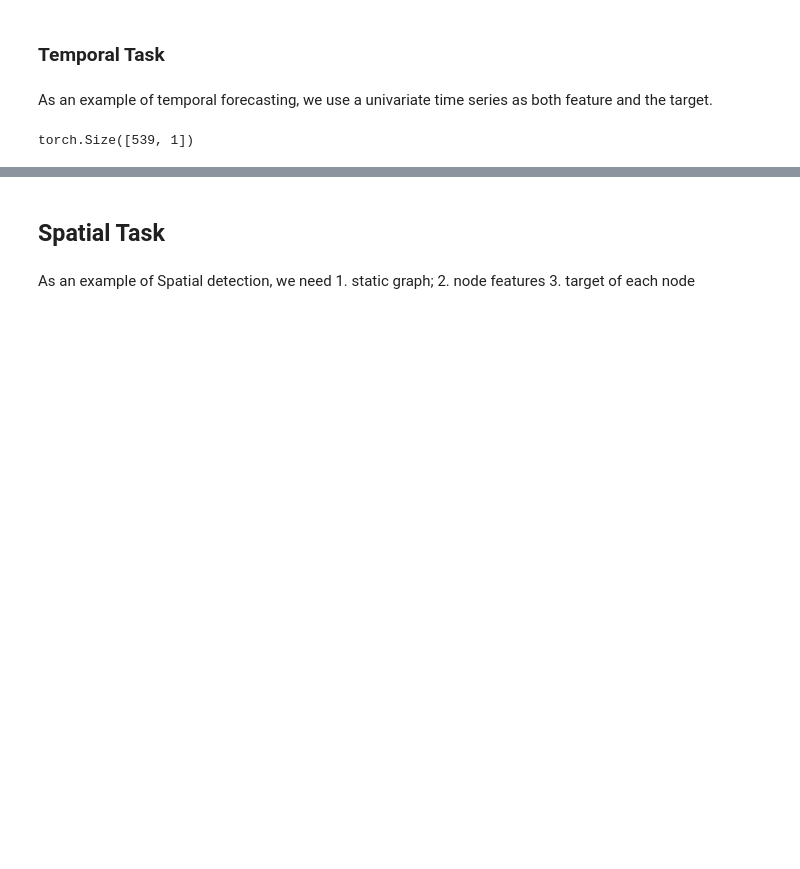
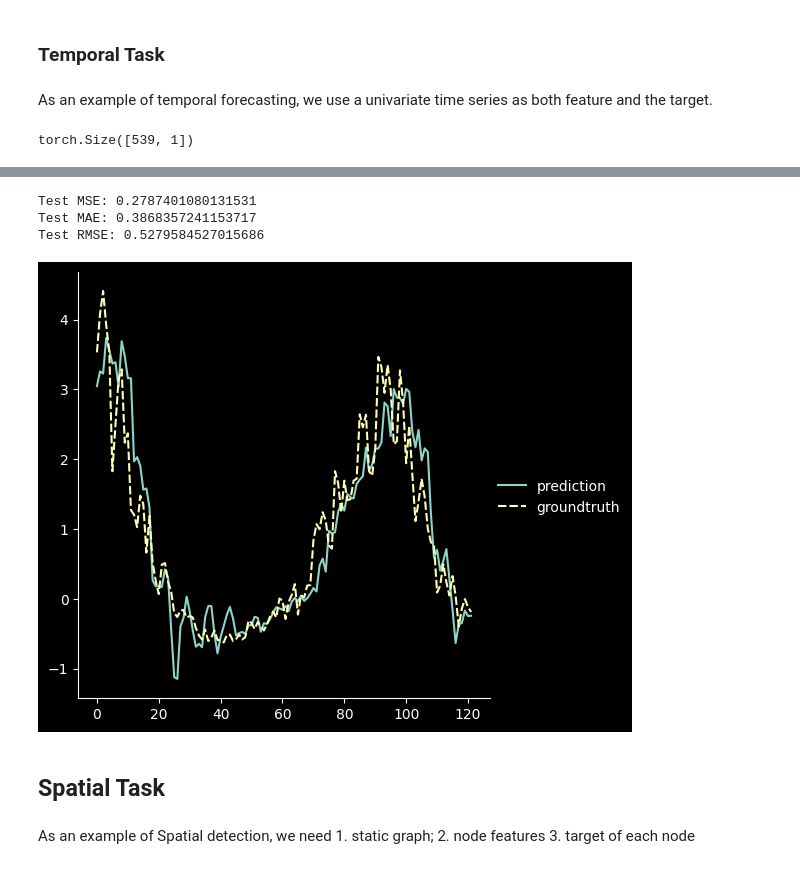
Before and after one commit to Emory-Melody/EpiLearn, a Jupyter notebook: examples/dataset_customization.ipynb, the cells around one changed output, grey strips where cells are left out. Saved outputs shown, nothing was run; the diff lists cells and outputs as text; code cells hidden in the pictures; blank space fills up the shorter version.

```diff
--- a/examples/dataset_customization.ipynb
+++ b/examples/dataset_customization.ipynb
@@ -202,3 +253,14 @@ Test RMSE: 1.4582316875457764
+# %%
+# Evaluation
+evaluation = task.evaluate_model(model=task.model,
+                                 features=task.test_split['features'],
+                                 targets=task.test_split['targets'])
+val_results = task.plot_forecasts(dataset=task.test_dataset, index_range=[0,-1])
+# %% [output]
+Test MSE: 0.2787401080131531
+Test MAE: 0.3868357241153717
+Test RMSE: 0.5279584527015686
+[figure, added]
 # %% [markdown]
 ## Spatial Task
 # %% [markdown]
```
Also changed, not shown: parts of 21 cells of this notebook, 13 other files.
